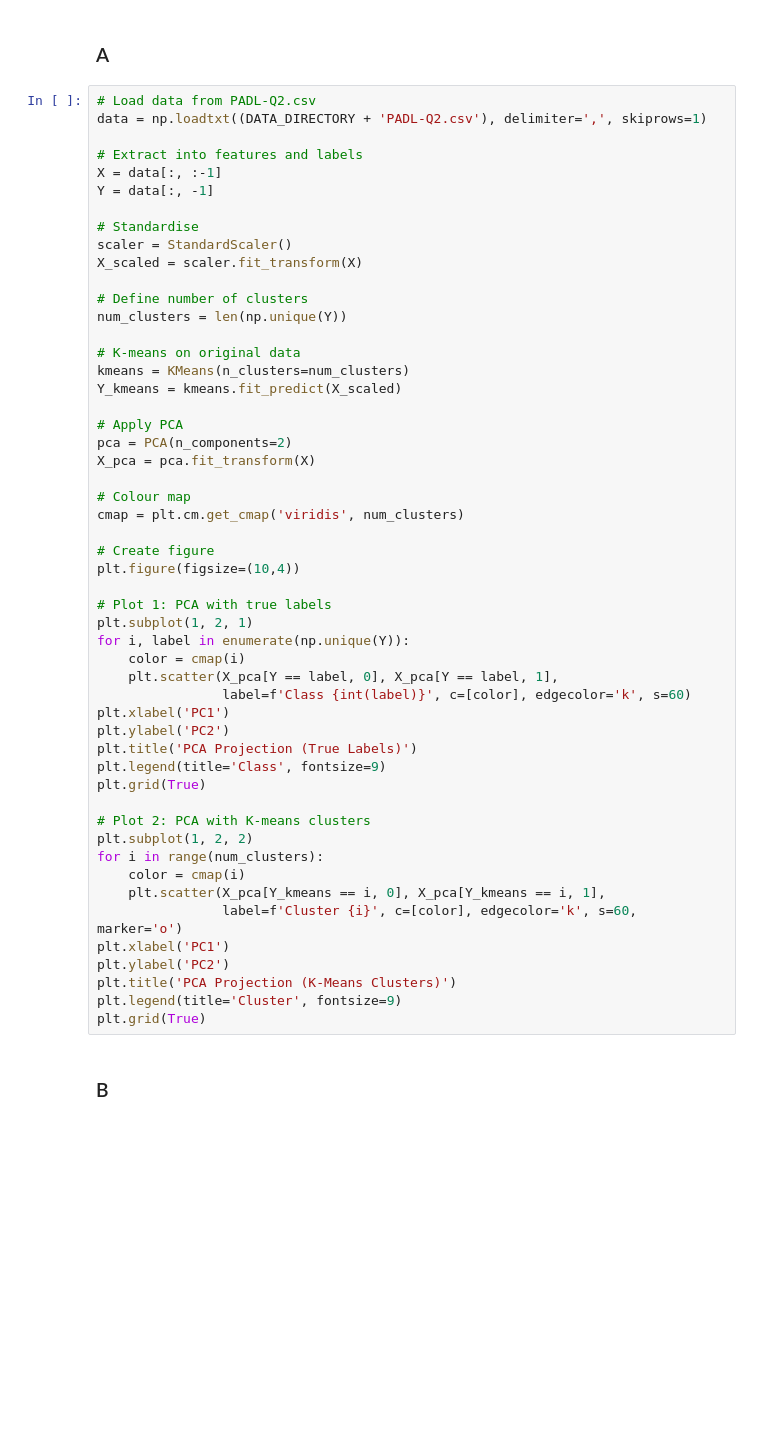
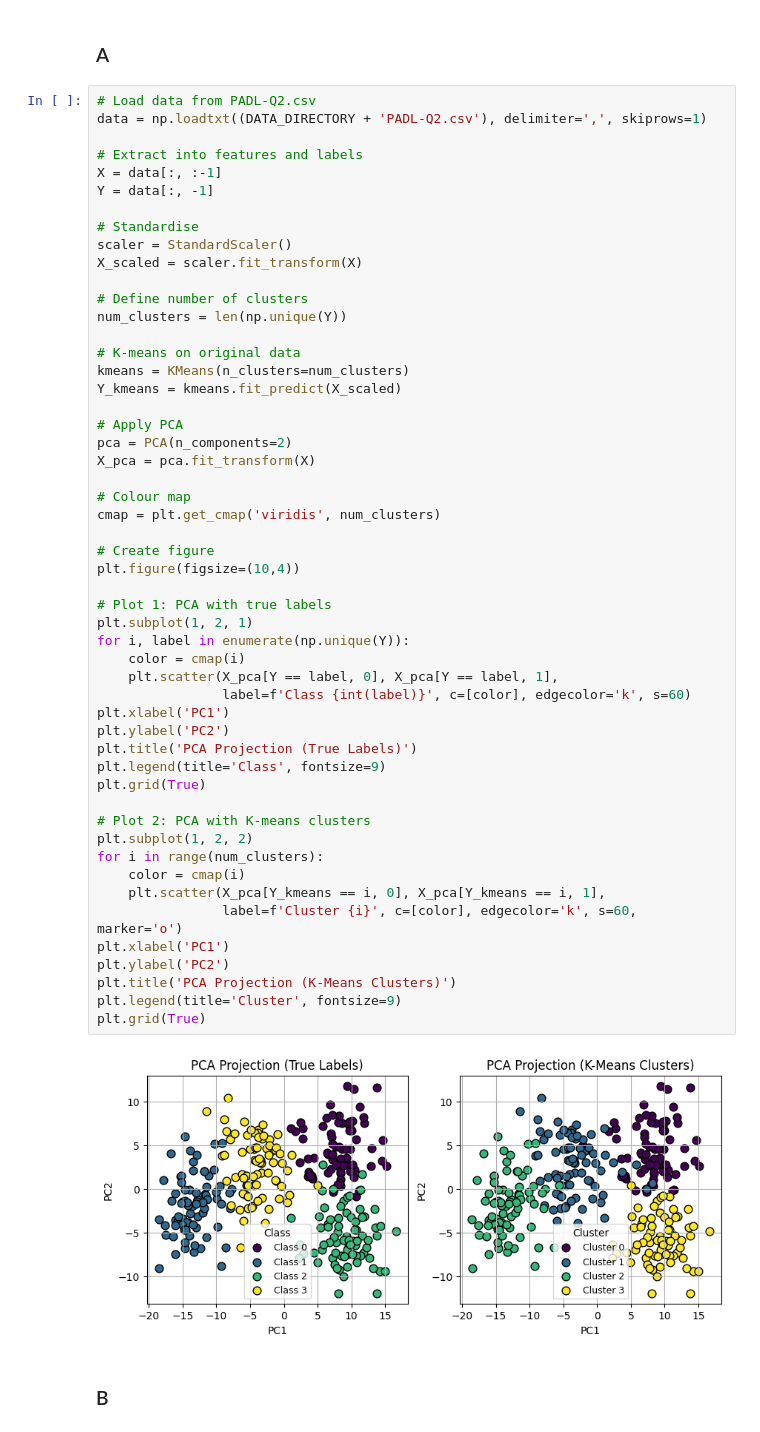
Before and after one commit to elijah-jones-2003/PADL, a Jupyter notebook: padl.ipynb, the cells around one changed output. Saved outputs shown, nothing was run; the diff lists cells and outputs as text; blank space fills up the shorter version.

```diff
--- a/padl.ipynb
+++ b/padl.ipynb
@@ -249,34 +299,36 @@ pca = PCA(n_components=2)
 X_pca = pca.fit_transform(X)
 
 # Colour map
-cmap = plt.cm.get_cmap('viridis', num_clusters)
+cmap = plt.get_cmap('viridis', num_clusters)
 
 # Create figure
 plt.figure(figsize=(10,4))
 
 # Plot 1: PCA with true labels
 plt.subplot(1, 2, 1)
 for i, label in enumerate(np.unique(Y)):
     color = cmap(i)
     plt.scatter(X_pca[Y == label, 0], X_pca[Y == label, 1],
                 label=f'Class {int(label)}', c=[color], edgecolor='k', s=60)
 plt.xlabel('PC1')
 plt.ylabel('PC2')
 plt.title('PCA Projection (True Labels)')
 plt.legend(title='Class', fontsize=9)
 plt.grid(True)
 
 # Plot 2: PCA with K-means clusters
 plt.subplot(1, 2, 2)
 for i in range(num_clusters):
     color = cmap(i)
     plt.scatter(X_pca[Y_kmeans == i, 0], X_pca[Y_kmeans == i, 1],
                 label=f'Cluster {i}', c=[color], edgecolor='k', s=60, marker='o')
 plt.xlabel('PC1')
 plt.ylabel('PC2')
 plt.title('PCA Projection (K-Means Clusters)')
 plt.legend(title='Cluster', fontsize=9)
 plt.grid(True)
+# %% [output]
+[figure, added]
 # %% [markdown]
 ### B
 # %%
```
Also changed, not shown: parts of 19 cells of this notebook.
